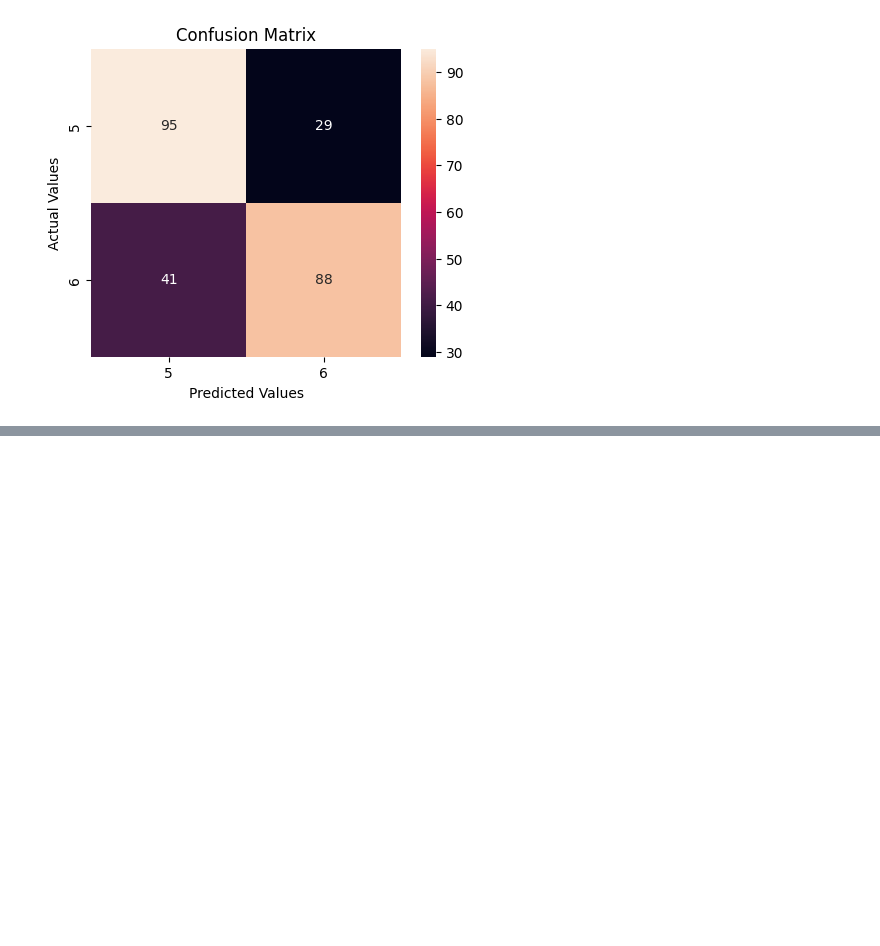
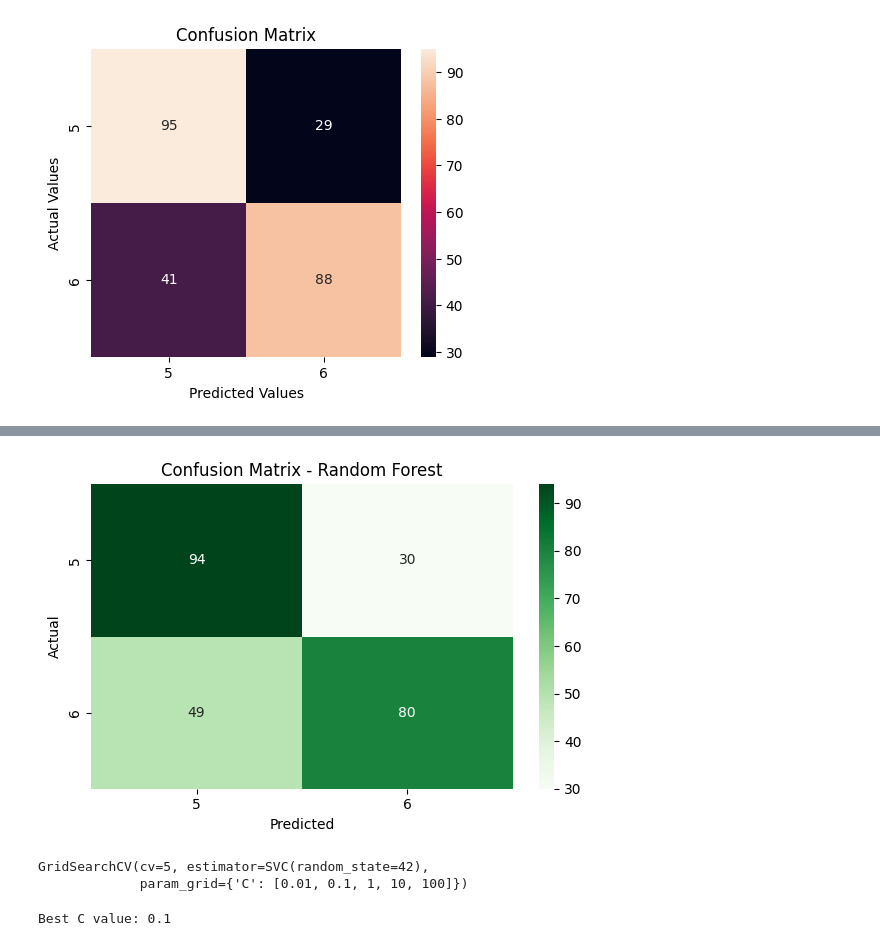
Before and after one commit to laura-136/Midterm-project, a Jupyter notebook: WineQT - JPYNB - Assignment.ipynb, the cells around one changed output, grey strips where cells are left out. Drawn from its saved outputs; the diff is of its cells as text; code cells hidden in the pictures; blank space fills up the shorter version.

```diff
--- a/WineQT - JPYNB - Assignment.ipynb
+++ b/WineQT - JPYNB - Assignment.ipynb
@@ -435,25 +457,0 @@ plt.show()
-# %%
-from sklearn.linear_model import LogisticRegression
-from sklearn.model_selection import GridSearchCV
-from sklearn.preprocessing import StandardScaler
-from sklearn.pipeline import Pipeline
-# Example pipeline: scaling + logistic regression
-pipe = Pipeline([
-    ('scaler', StandardScaler()),
-    ('logreg', LogisticRegression(solver='liblinear'))  # 'liblinear' works with l1/l2
-])
-
-# Define the grid of C values to search
-param_grid = {
-    'logreg__C': [0.001, 0.01, 0.1, 1, 10, 100],     # Try more/finer values if needed
-    'logreg__penalty': ['l1', 'l2']                  # Optional: test both regularization types
-}
-
-# Set up GridSearch
-grid = GridSearchCV(pipe, param_grid, cv=5, scoring='accuracy')
-grid.fit(X_train, y_train)
-
-# Best result
-print("Best C:", grid.best_params_['logreg__C'])
-print("Best Penalty:", grid.best_params_['logreg__penalty'])
-print("Best CV Accuracy:", grid.best_score_)
@@ -463,0 +475,7 @@ Best CV Accuracy: 0.7337776258828891
+# %%
+scaler = StandardScaler()
+X_train_scaled = scaler.fit_transform(X_train)
+X_test_scaled = scaler.transform(X_test)
+# %%
+model = RandomForestClassifier(random_state=42)
+model.fit(X_train_scaled, y_train)
@@ -463,0 +484,2 @@ Best CV Accuracy: 0.7337776258828891
+# %%
+y_pred = model.predict(X_test_scaled)
@@ -463,0 +500,11 @@ Best CV Accuracy: 0.7337776258828891
+# %%
+cm = confusion_matrix(y_test, y_pred, labels=[5, 6])
+plt.figure(figsize=(6, 4))
+sns.heatmap(cm, annot=True, fmt='d', cmap='Greens', xticklabels=[5, 6], yticklabels=[5, 6])
+plt.xlabel('Predicted')
+plt.ylabel('Actual')
+plt.title('Confusion Matrix - Random Forest')
+plt.tight_layout()
+plt.show()
+# %% [output]
+[figure, added]
@@ -463,0 +516,15 @@ Best CV Accuracy: 0.7337776258828891
+# %%
+#Support Vector Machine
+# Hyperparameter tuning for C
+param_grid = {'C': [0.01, 0.1, 1, 10, 100]}
+grid_search = GridSearchCV(SVC(kernel='rbf', random_state=42), param_grid, cv=5)
+grid_search.fit(X_train_scaled, y_train)
+# %% [output]
+GridSearchCV(cv=5, estimator=SVC(random_state=42),
+             param_grid={'C': [0.01, 0.1, 1, 10, 100]})
+# %%
+# Best model
+best_svm = grid_search.best_estimator_
+print("Best C value:", grid_search.best_params_['C'])
+# %% [output]
+Best C value: 0.1
```
Also changed, not shown: parts of 20 cells of this notebook.
